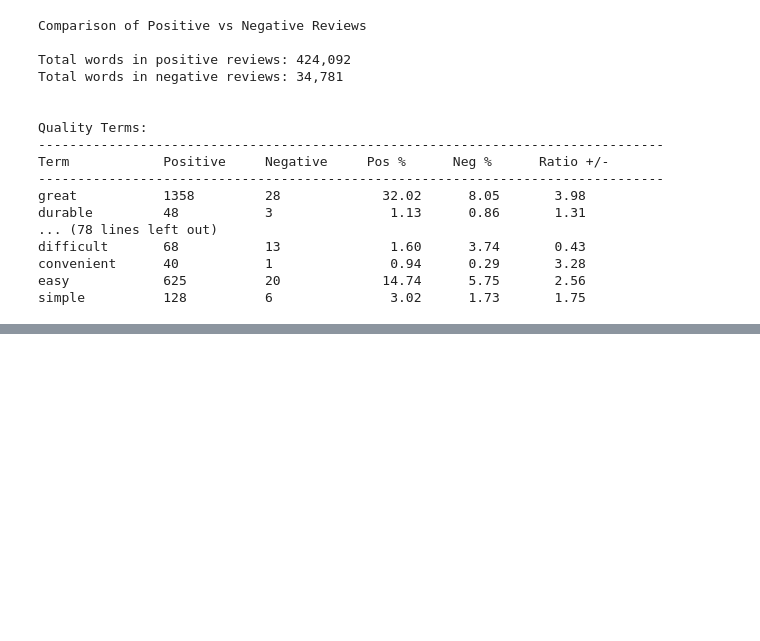
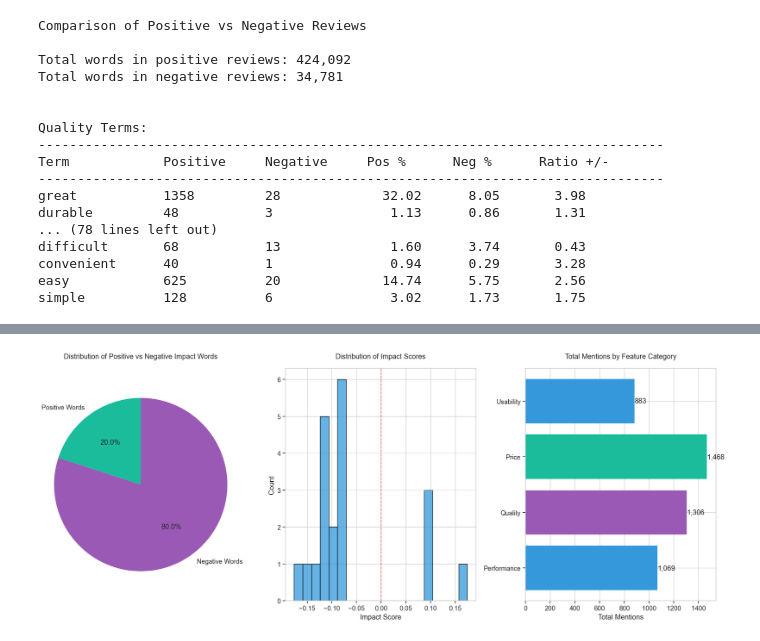
Before and after one commit to yizucodes/Five-Star, a Jupyter notebook: notebooks/05_text_analysis.ipynb, the cells around one changed output, grey strips where cells are left out. Saved outputs shown, nothing was run; the diff lists cells and outputs as text; code cells hidden in the pictures; blank space fills up the shorter version.

Commit message:
Added wordclouds and advanced text analysis

```diff
--- a/notebooks/05_text_analysis.ipynb
+++ b/notebooks/05_text_analysis.ipynb
@@ -449,7 +611,7 @@ def print_keyword_analysis(keyword, product_summary, category_summary, brand_sum
 file_path = "../data/processed/final_sentiment_analysis_data.csv"
 
 # Test with multiple keywords
-keywords = ['great', 'excellent', 'terrible', 'poor']
+keywords = ['great', 'excellent', 'perfect', 'easy', 'terrible', 'poor', 'cheap', 'weak', 'failed', 'worth', 'fast']
 for keyword in keywords:
     print(f"\n{'='*40} Analysis for '{keyword}' {'='*40}")
     results = analyze_keyword_products(file_path, keyword, min_reviews=3)  # Lowered threshold
@@ -1050,0 +1195,88 @@ Sentences containing the bigram 'not bad':
+# %%
+import matplotlib.pyplot as plt
+import seaborn as sns
+import numpy as np
+import pandas as pd
+
+# Define color scheme
+COLORS = {
+    'primary': '#3498db',    # Blue
+    'secondary': '#9b59b6',  # Purple
+    'tertiary': '#1abc9c'    # Turquoise
+}
+
+def create_three_visualizations(keyword_impact, features):
+    plt.style.use('seaborn-v0_8-whitegrid')
+    sns.set_context("notebook", font_scale=1.2)
+
+    # Create figure with adjusted layout for three charts
+    fig = plt.figure(figsize=(20, 8))
+
+    # 1. Positive vs Negative Keywords Distribution (Pie Chart)
+    ax1 = plt.subplot(131)
+    positive_words = [(word, score) for word, score in keyword_impact if score > 0]
+    negative_words = [(word, score) for word, score in keyword_impact if score < 0]
+
+    labels = ['Positive Words', 'Negative Words']
+    sizes = [len(positive_words), len(negative_words)]
+    colors = [COLORS['tertiary'], COLORS['secondary']]
+
+    ax1.pie(sizes, labels=labels, colors=colors, autopct='%1.1f%%',
+            startangle=90)
+    ax1.axis('equal')
+    ax1.set_title('Distribution of Positive vs Negative Impact Words', pad=20)
+
+    # 2. Impact Score Distribution (Histogram)
+    ax2 = plt.subplot(132)
+    impact_scores = [score for _, score in keyword_impact]
+
+    sns.histplot(impact_scores, bins=20, color=COLORS['primary'], ax=ax2)
+    ax2.axvline(x=0, color='red', linestyle='--', alpha=0.5)
+    ax2.set_title('Distribution of Impact Scores', pad=20)
+    ax2.set_xlabel('Impact Score')
+    ax2.set_ylabel('Count')
+
+    # 3. Feature Category Comparison (Horizontal Bar Chart)
+    ax3 = plt.subplot(133)
+
+    # Calculate total mentions for each category
+    category_totals = {}
+    for category, words in features.items():
+        category_totals[category] = sum(words.values())
+
+    # Create horizontal bar chart
+    categories = list(category_totals.keys())
+    totals = list(category_totals.values())
+
+    bars = ax3.barh(categories, totals, color=list(COLORS.values())[:len(categories)])
+    ax3.set_title('Total Mentions by Feature Category', pad=20)
+    ax3.set_xlabel('Total Mentions')
+
+    # Add value labels
+    for bar in bars:
+        width = bar.get_width()
+        ax3.text(width + 1, bar.get_y() + bar.get_height()/2,
+                f'{int(width):,}',
+                va='center')
+
+    plt.tight_layout()
+    return fig
+
+def main():
+    # Parse your existing data
+    input_file = "../data/analysis/context_analysis.txt"
+    word_pairs, keyword_impact, features = parse_analysis_file(input_file)
+
+    # Create visualizations
+    fig = create_three_visualizations(keyword_impact, features)
+    plt.savefig('sentiment_analysis_three_charts.png',
+                dpi=300,
+                bbox_inches='tight',
+                facecolor='white')
+
+    # plt.close()
+
+if __name__ == "__main__":
+    main()
+# %% [output]
+[figure, added]
```
Also changed, not shown: parts of 14 cells of this notebook.
